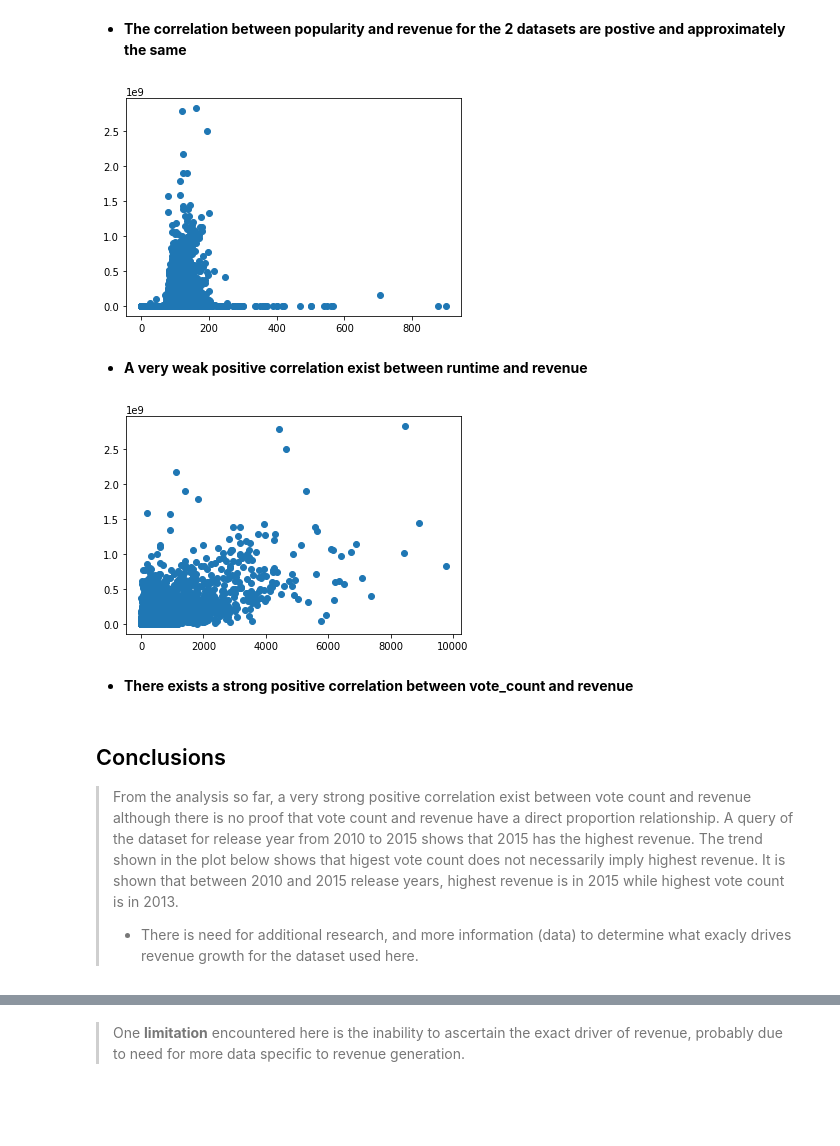
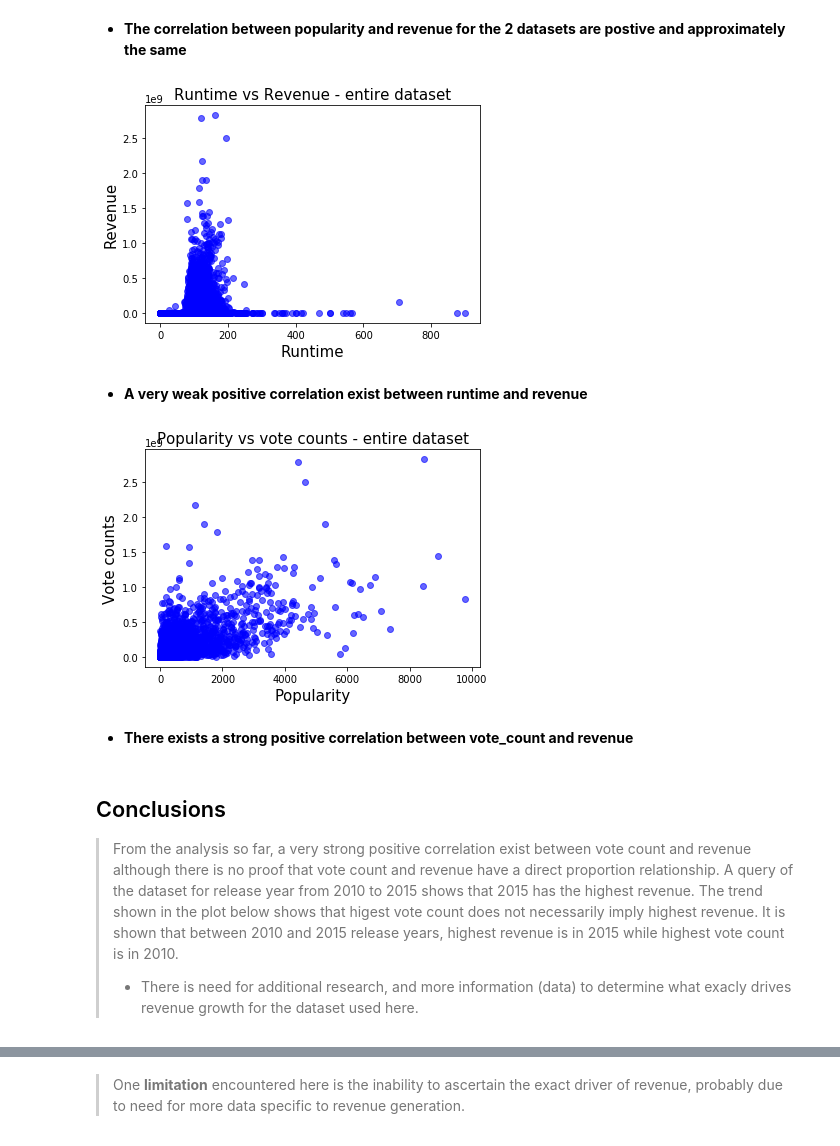
Before and after one commit to Chikadibia-E/Udacity-AlxT-Project-1, a Jupyter notebook: Investigate_a_Dataset.ipynb, the cells around one changed output, grey strips where cells are left out. Cells and saved outputs as stored; diff of their text form; code cells hidden in the pictures; blank space fills up the shorter version.

```diff
--- a/Investigate_a_Dataset.ipynb
+++ b/Investigate_a_Dataset.ipynb
@@ -420,20 +445,26 @@ plt.scatter(df2.popularity, df2.revenue);
 + **The correlation between popularity and revenue for the 2 datasets are postive and approximately the same**
 # %%
 # runtime and revenue for the overall
-plt.scatter(df.runtime, df.revenue);
+plt.scatter(df.runtime, df.revenue,color='b', alpha=0.6);
+plt.xlabel('Runtime',fontsize=15);
+plt.ylabel('Revenue',fontsize=15);
+plt.title('Runtime vs Revenue - entire dataset',fontsize=15);
 # %% [output]
-[figure, old version]
+[figure, new version]
 # %% [markdown]
 + **A very weak positive correlation exist between runtime and revenue**
 # %%
 # vote_count and revenue for the overall
-plt.scatter(df.vote_count, df.revenue);
+plt.scatter(df.vote_count, df.revenue, color='b', alpha=0.6);
+plt.xlabel('Popularity',fontsize=15);
+plt.ylabel('Vote counts',fontsize=15);
+plt.title('Popularity vs vote counts - entire dataset',fontsize=15);
 # %% [output]
-[figure, old version]
+[figure, new version]
 # %% [markdown]
 + **There exists a strong positive correlation between vote_count and revenue**
 # %% [markdown]
 <a id='conclusions'></a>
 ## Conclusions
-> From the analysis so far, a very strong positive correlation exist between vote count and revenue although there is no proof that vote count and revenue have a direct proportion relationship. A query of the dataset for release year from 2010 to 2015 shows that 2015 has the highest revenue. The trend shown in the plot below shows that higest vote count does not necessarily imply highest revenue. It is shown that between  2010 and 2015 release years, highest revenue is in 2015 while highest vote count is in 2013.
+> From the analysis so far, a very strong positive correlation exist between vote count and revenue although there is no proof that vote count and revenue have a direct proportion relationship. A query of the dataset for release year from 2010 to 2015 shows that 2015 has the highest revenue. The trend shown in the plot below shows that higest vote count does not necessarily imply highest revenue. It is shown that between  2010 and 2015 release years, highest revenue is in 2015 while highest vote count is in 2010.
 > + There is need for additional research, and more information (data) to determine what exacly drives revenue growth for the dataset used here.
```
Also changed, not shown: parts of 11 cells of this notebook.
